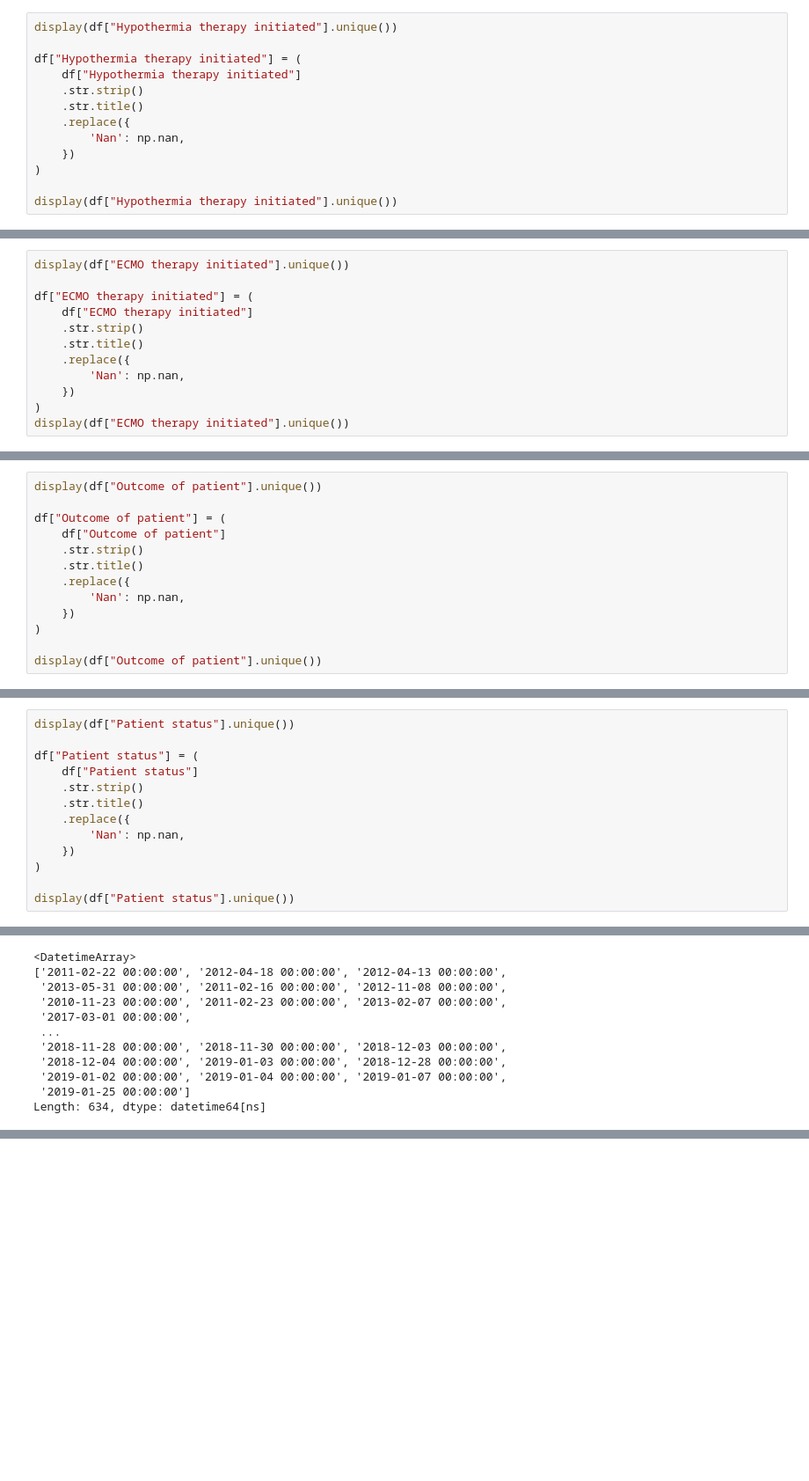
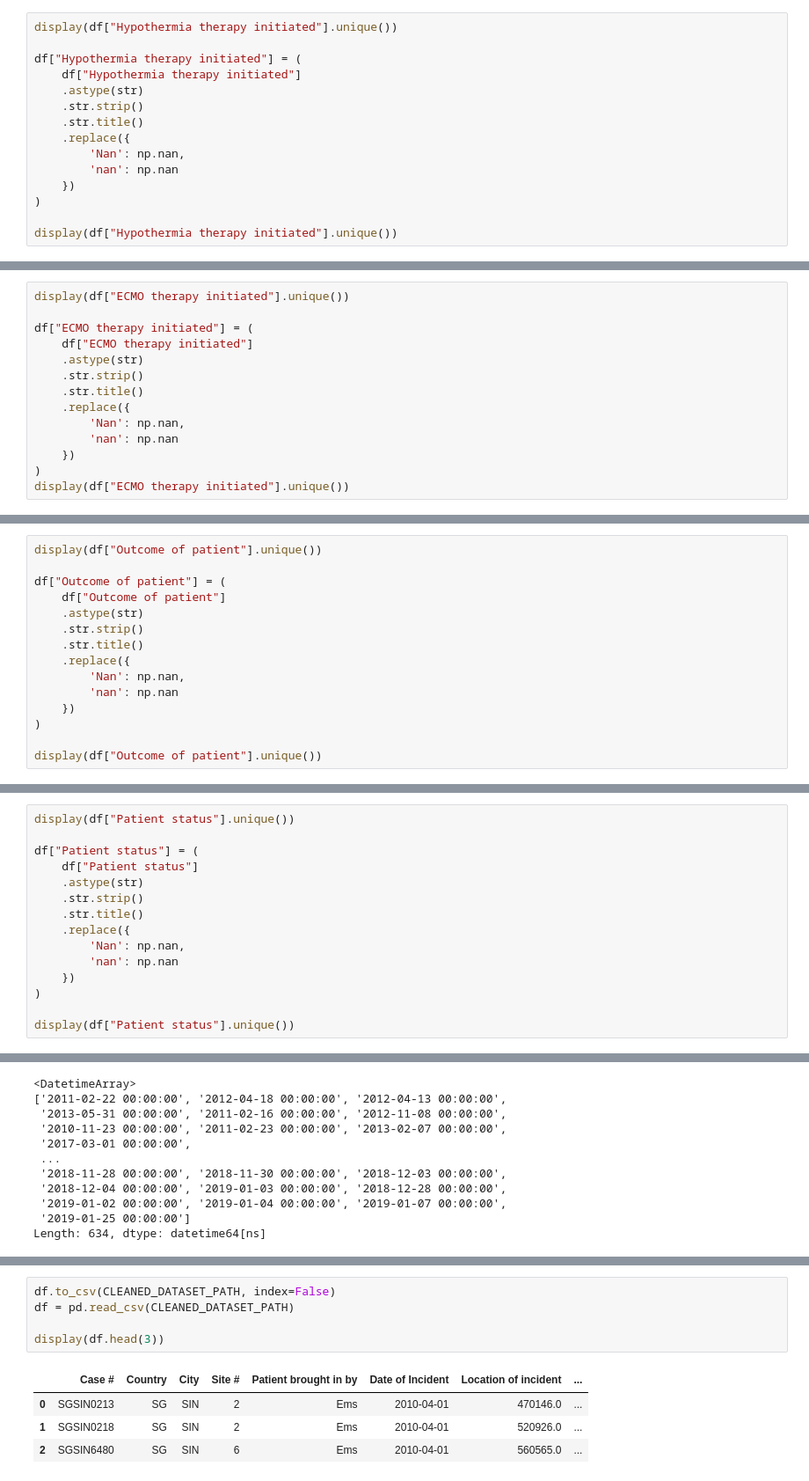
Before and after one commit to axellee1994/AED-OHCA, a Jupyter notebook: dr_sean_code/10_1. PAROS_Datset_Cleaning.ipynb, the cells around one changed output, grey strips where cells are left out. Shown at 88% size. Cells and saved outputs as stored; diff of their text form; blank space fills up the shorter version.

Commit message:
Recleaned the dataset

```diff
--- a/dr_sean_code/10_1. PAROS_Datset_Cleaning.ipynb
+++ b/dr_sean_code/10_1. PAROS_Datset_Cleaning.ipynb
@@ -915,10 +959,12 @@ display(df["Hypothermia therapy initiated"].unique())
 
 df["Hypothermia therapy initiated"] = (
     df["Hypothermia therapy initiated"]
+    .astype(str)
     .str.strip()
     .str.title()
     .replace({
         'Nan': np.nan,
+        'nan': np.nan
     })
 )
 
@@ -933,10 +979,12 @@ display(df["ECMO therapy initiated"].unique())
 
 df["ECMO therapy initiated"] = (
     df["ECMO therapy initiated"]
+    .astype(str)
     .str.strip()
     .str.title()
     .replace({
         'Nan': np.nan,
+        'nan': np.nan
     })
 )
 display(df["ECMO therapy initiated"].unique())
@@ -969,10 +1017,12 @@ display(df["Outcome of patient"].unique())
 
 df["Outcome of patient"] = (
     df["Outcome of patient"]
+    .astype(str)
     .str.strip()
     .str.title()
     .replace({
         'Nan': np.nan,
+        'nan': np.nan
     })
 )
 
@@ -989,10 +1039,12 @@ display(df["Patient status"].unique())
 
 df["Patient status"] = (
     df["Patient status"]
+    .astype(str)
     .str.strip()
     .str.title()
     .replace({
         'Nan': np.nan,
+        'nan': np.nan
     })
 )
 
@@ -1129,0 +1184,10 @@ Length: 634, dtype: datetime64[ns]
+# %%
+df.to_csv(CLEANED_DATASET_PATH, index=False)
+df = pd.read_csv(CLEANED_DATASET_PATH)
+
+display(df.head(3))
+# %% [output]
+|  | Case # | Country | City | Site # | Patient brought in by | Date of Incident | Location of incident | ... |
+| 0 | SGSIN0213 | SG | SIN | 2 | Ems | 2010-04-01 | 470146.0 | ... |
+| 1 | SGSIN0218 | SG | SIN | 2 | Ems | 2010-04-01 | 520926.0 | ... |
+| 2 | SGSIN6480 | SG | SIN | 6 | Ems | 2010-04-01 | 560565.0 | ... |
```
Also changed, not shown: parts of 17 cells of this notebook.
